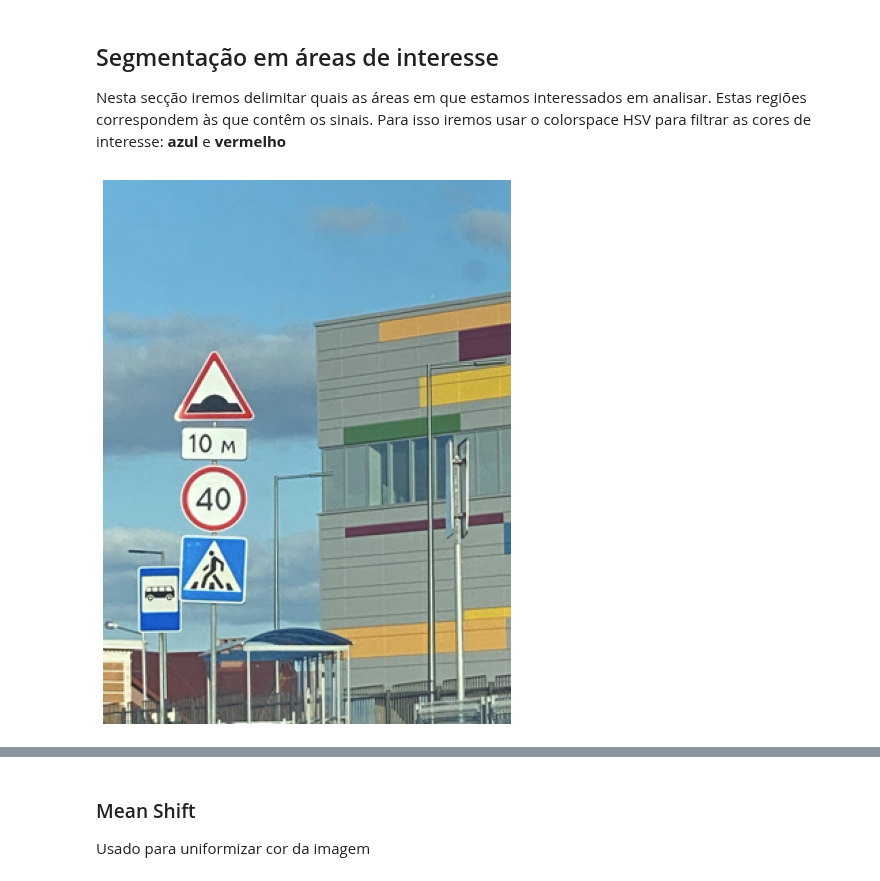
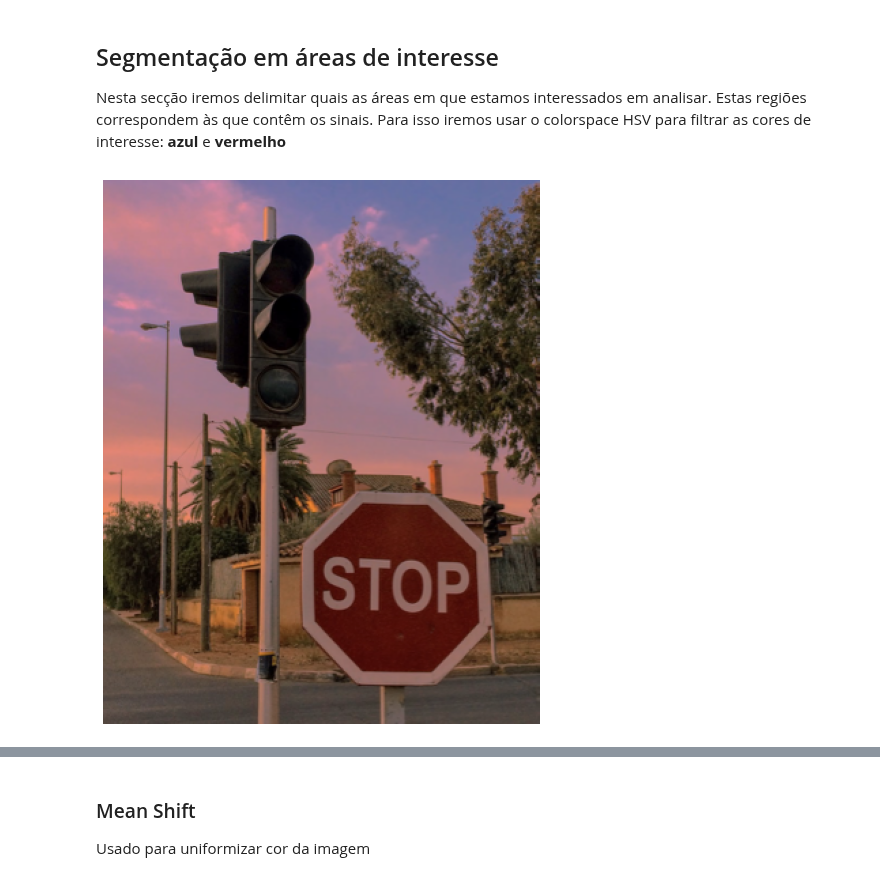
Before and after one commit to joaolucasmartins/VC2022, a Jupyter notebook: notebook.ipynb, the cells around one changed output, grey strips where cells are left out. Cells and saved outputs as stored; diff of their text form; code cells hidden in the pictures.

```diff
--- a/notebook.ipynb
+++ b/notebook.ipynb
@@ -53,21 +50,0 @@ df.to_csv("dataset/signs.csv", index=False)
-# %%
-signs = pd.read_csv("dataset/signs.csv")
-
-def typeToList(x):
-    x["type"] = x["type"].replace("[", "")
-    x["type"] = x["type"].replace("]", "")
-    x["type"] = x["type"].replace("'", "")
-    x["type"] = x["type"].strip()
-    x["type"] = x["type"].split(", ")
-    return x["type"]
-
-signs["type"] = signs.apply(typeToList, axis=1)
-
-def filterType(type):
-    def filter(x):
-        return len(set(x["type"]) & set(type)) != 0
-
-    #print(signs.apply(filter, axis=1))
-    return signs[signs.apply(filter, axis=1) == True]
-
-filterType(["speedlimit"])
@@ -91,10 +54,10 @@ Nesta secção iremos delimitar quais as áreas em que estamos interessados em a
 # %%
 testImages = {"speedlimit": (7, 19, 20, 70)}
 speedLimitId = filterType(["crosswalk"]).index[10]
-speedLimitId = 576
+speedLimitId = 22
 speedLimit = importImage(speedLimitId)
 #speedLimit = cv.imread('dataset/images/test.png')
 displayImage(speedLimit)
 # %% [output]
-[figure, old version]
+[figure, new version]
 # %%
```
Also changed, not shown: parts of 21 cells of this notebook, 1 other file.
